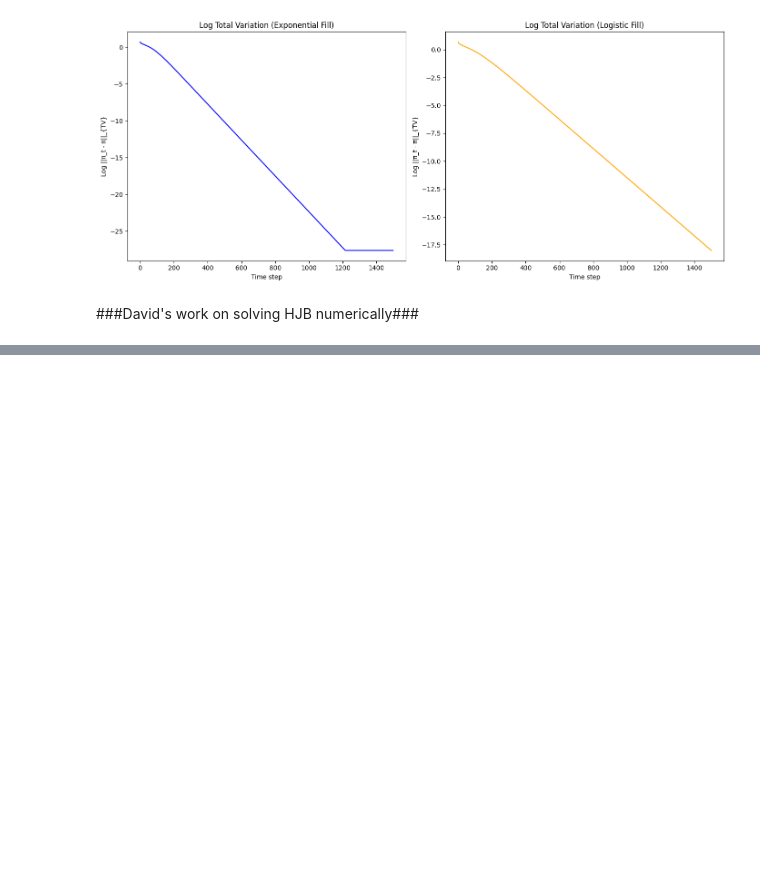
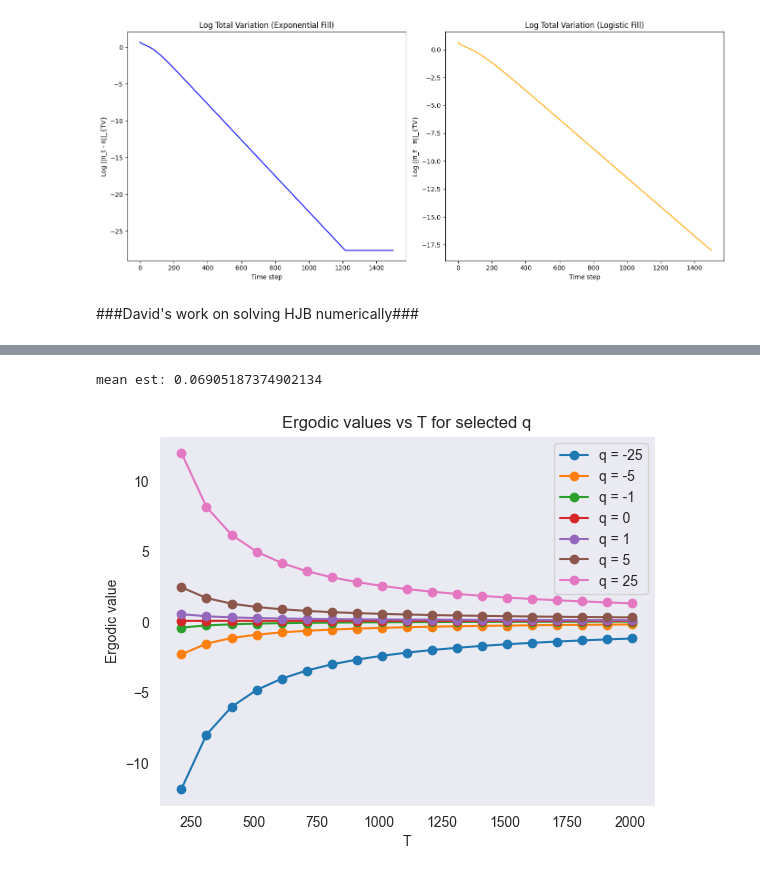
Before and after one commit to ben-jamie-son/mml-reinforcement-learning, a Jupyter notebook: MM_parmater_learning-main/Comparison_Sim.ipynb, the cells around one changed output, grey strips where cells are left out. Drawn from its saved outputs; the diff is of its cells as text; code cells hidden in the pictures; blank space fills up the shorter version.

```diff
--- a/MM_parmater_learning-main/Comparison_Sim.ipynb
+++ b/MM_parmater_learning-main/Comparison_Sim.ipynb
@@ -785,0 +788,38 @@ Difference:0.0365616783939649
+# %%
+import numpy as np
+import matplotlib.pyplot as plt
+
+ergodic_values = np.array(ergodic_values)
+q_grid = np.array(q_grid)
+
+# q values to plot
+q_targets = [-25, -5, -1, 0, 1, 5, 25]
+
+plt.figure()
+T_eval_cut = T_eval[2:]
+ergodic_cut  = ergodic_values[2:]
+
+ergodic_constant_est = np.mean(ergodic_cut[-1, :])
+print("mean est: " + str(ergodic_constant_est))
+
+for q in q_targets:
+    # find index of closest q in grid
+    idx = np.argmin(np.abs(q_grid - q))
+
+    plt.plot(
+        T_eval_cut,
+        ergodic_cut[:, idx],
+        marker='o',
+        label=f'q = {q_grid[idx]}'
+    )
+
+plt.xlabel('T')
+plt.ylabel('Ergodic value')
+plt.title('Ergodic values vs T for selected q')
+plt.legend()
+plt.grid()
+
+plt.show()
+# %% [output]
+mean est: 0.06905187374902134
+[figure, added]
```
Also changed, not shown: parts of 2 cells of this notebook, 2 other files.
